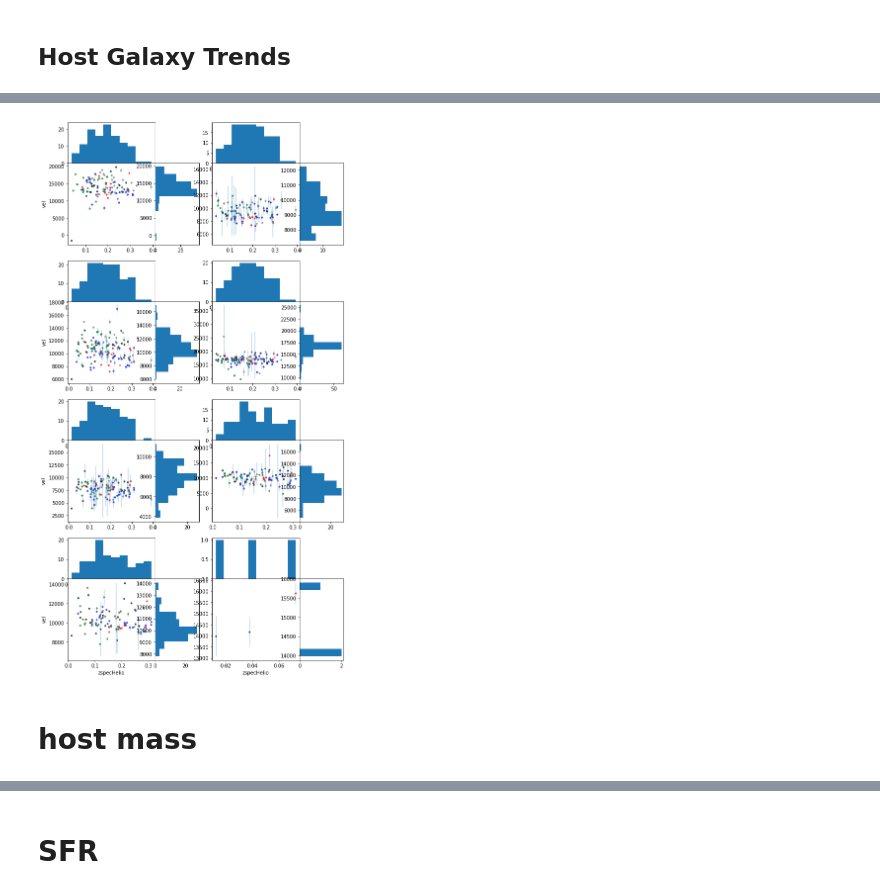
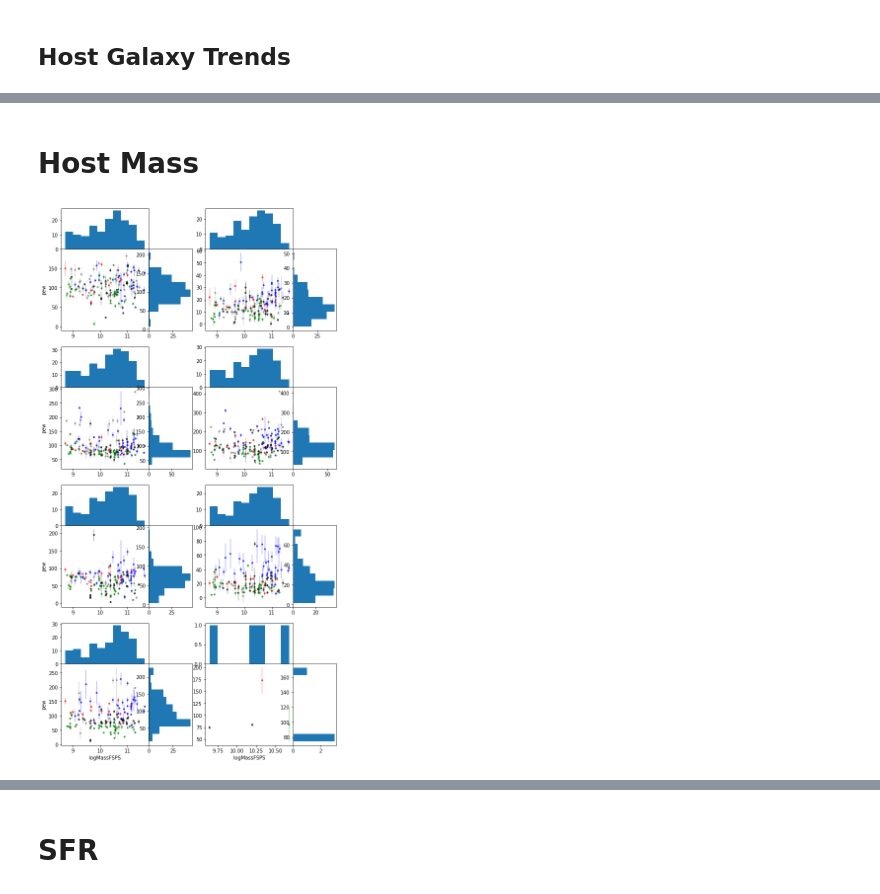
Before and after one commit to mwvgroup/SN-Spectral-Evolution, a Jupyter notebook: notebooks/host_galaxy_trends.ipynb, the cells around one changed output, grey strips where cells are left out. Saved outputs shown, nothing was run; the diff lists cells and outputs as text; code cells hidden in the pictures.

Commit message:
Updates host galaxy notebooks

```diff
--- a/notebooks/host_galaxy_trends.ipynb
+++ b/notebooks/host_galaxy_trends.ipynb
@@ -208,9 +189,0 @@ plot_scatter_hist(
-# %%
-#RF, pew
-features = [f'pW{i}' for i in range(1, 9)]
-plot_scatter_hist(
-    sdss_combined,
-    features,
-    'zspecHelio',
-    'pew',
-    'pew_samperr')
@@ -219,15 +190,4 @@ plot_scatter_hist(
-# %%
-#RF, vel
-features = [f'pW{i}' for i in range(1, 9)]
-plot_scatter_hist(
-    sdss_combined,
-    features,
-    'zspecHelio',
-    'vel',
-    'vel_samperr')
-# %% [output]
-[figure, removed]
-# %% [markdown]
-# host mass
+# %% [markdown]
+# Host Mass
 # %%
 # host mass pew
@@ -238,11 +198,12 @@ print(outlier_finder(sdss_combined, 'pW5', 'logMassFSPS', 'pew', 0, 50, 175, 500
 # %%
 # FSPS, pew
-features = [f'pW{i}' for i in range(1, 9)]
 plot_scatter_hist(
-    sdss_combined,
+    sdss_final,
     features,
     'logMassFSPS',
     'pew',
     'pew_samperr')
+# %% [output]
+[figure, added]
 # %%
 # host mass vel
```
Also changed, not shown: parts of 46 cells of this notebook, 1 other file.
